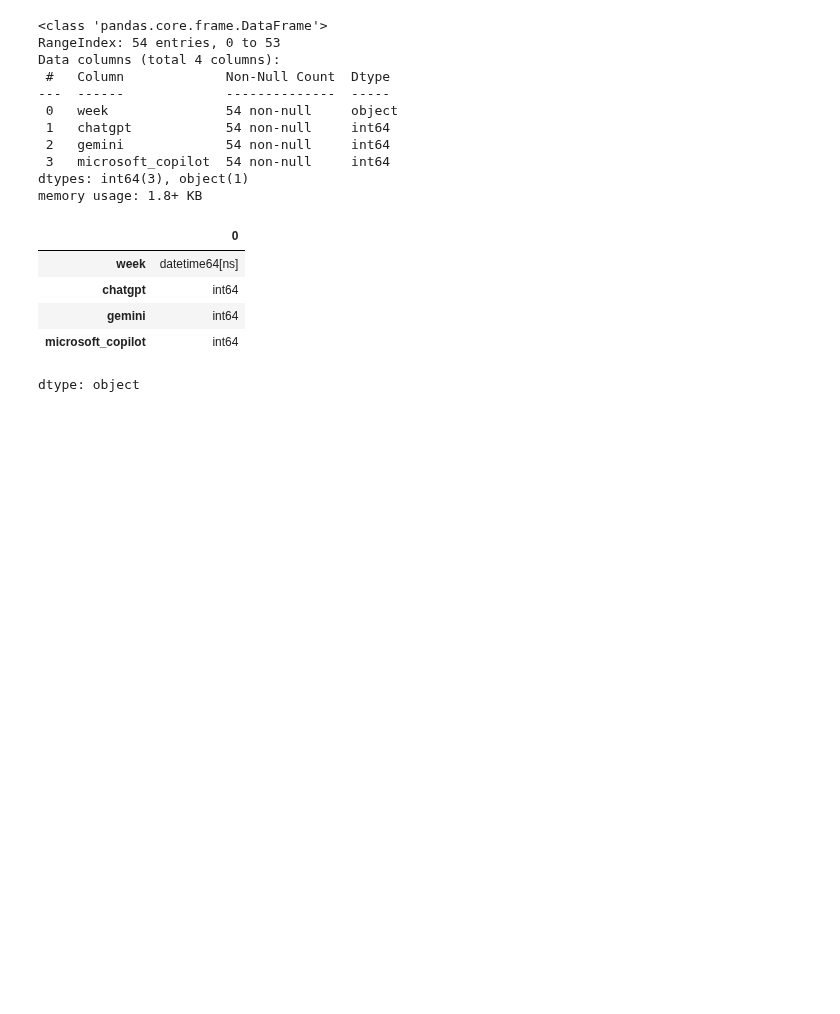
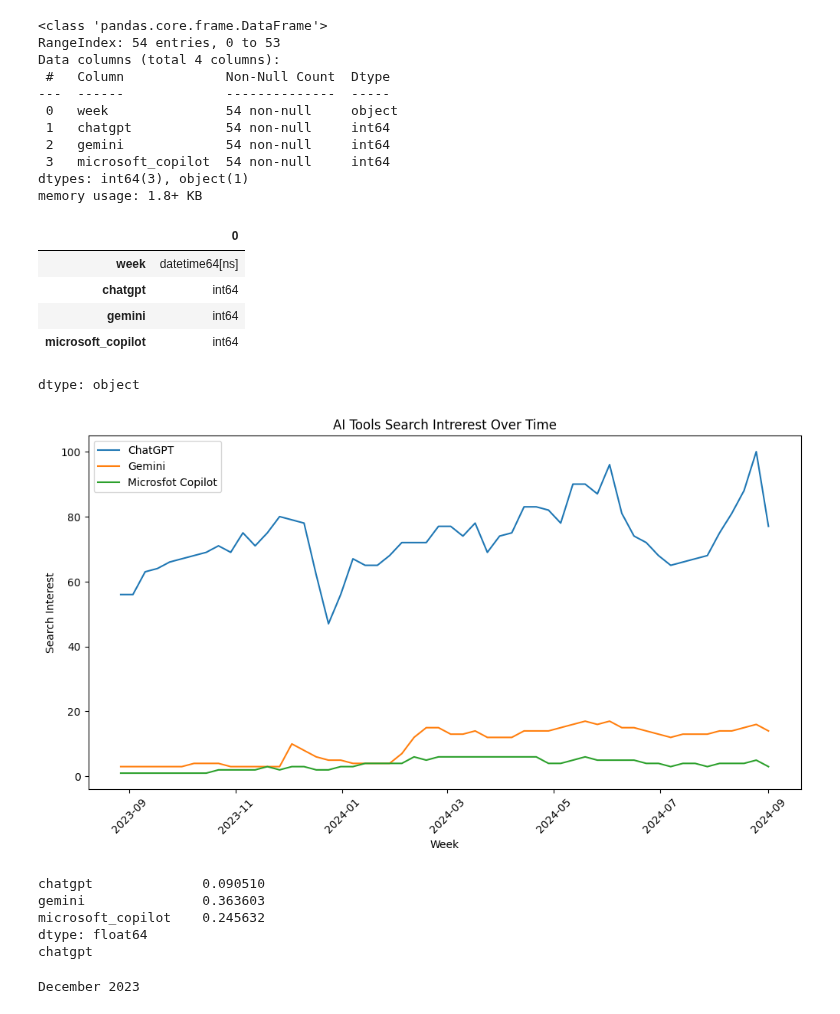
Before and after one commit to tasm3/cs460-data-scienc, a Jupyter notebook: Google_Trends.ipynb, the cells around one changed output. Drawn from its saved outputs; the diff is of its cells as text; code cells hidden in the pictures; blank space fills up the shorter version.

```diff
--- a/Google_Trends.ipynb
+++ b/Google_Trends.ipynb
@@ -44,3 +44,41 @@ trends.dtypes
 | gemini | int64 |
 | microsoft_copilot | int64 |
 dtype: object
+# %%
+plt.figure(figsize=(12, 6))
+
+plt.plot(trends['week'], trends['chatgpt'], label='ChatGPT')
+plt.plot(trends['week'], trends['gemini'], label='Gemini')
+plt.plot(trends['week'], trends['microsoft_copilot'], label='Microsfot Copilot')
+
+plt.title('AI Tools Search Intrerest Over Time')
+plt.xlabel('Week')
+plt.ylabel('Search Interest')
+plt.legend()
+plt.xticks(rotation=45)
+plt.show()
+# %% [output]
+[figure, added]
+# %%
+tools = ['chatgpt', 'gemini', 'microsoft_copilot']
+
+weekly_trends = trends.set_index('week')
+weekly_chng = weekly_trends[tools].pct_change()
+weekly_std = weekly_chng.std()
+
+most_consistent_tool = weekly_std.idxmin()
+
+print(weekly_std)
+print(most_consistent_tool)
+# %% [output]
+chatgpt              0.090510
+gemini               0.363603
+microsoft_copilot    0.245632
+dtype: float64
+chatgpt
+# %%
+low_week = trends['chatgpt'].idxmin()
+gpt_dip = trends.loc[low_week, 'week'].strftime('%B %Y')
+print(gpt_dip)
+# %% [output]
+December 2023
```
Also changed, not shown: parts of 4 cells of this notebook.
